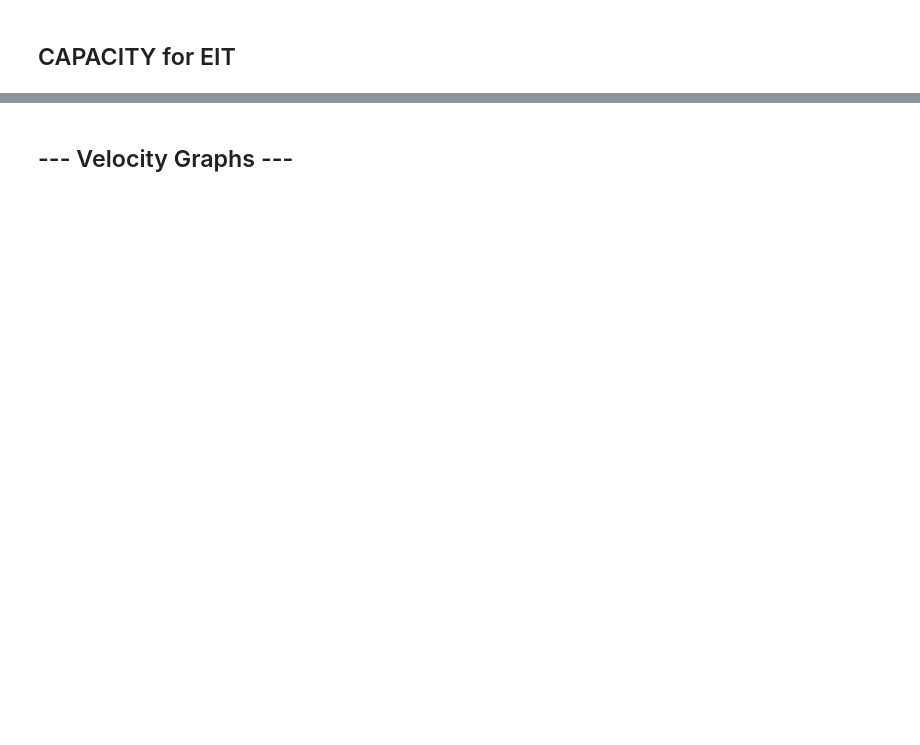
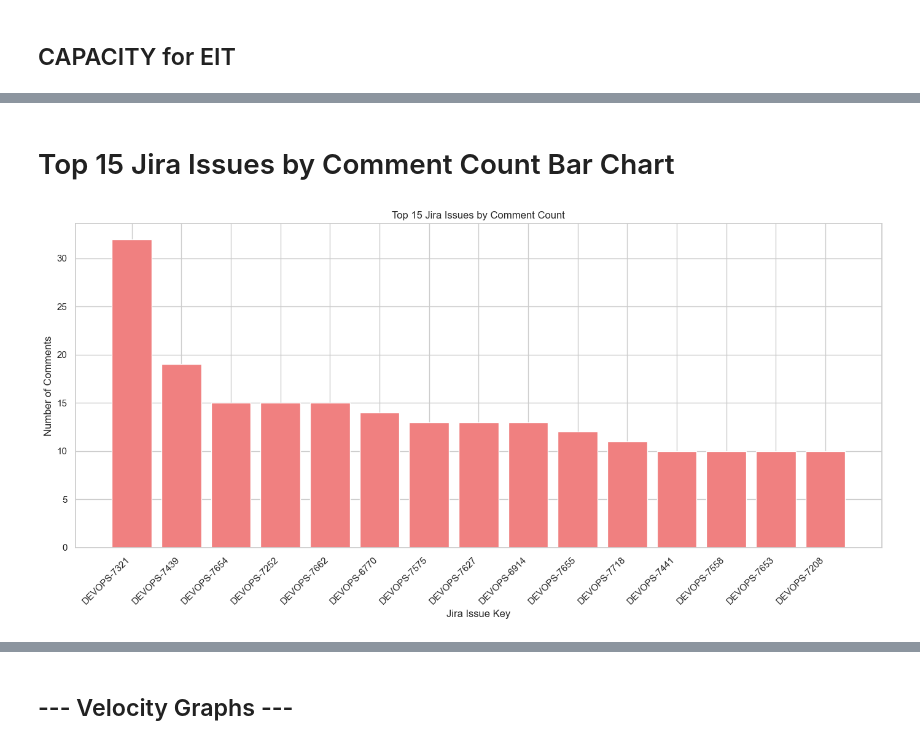
Before and after one commit to jorgeerodriguez/Jira, a Jupyter notebook: Jira.ipynb, the cells around one changed output, grey strips where cells are left out. Saved outputs shown, nothing was run; the diff lists cells and outputs as text; code cells hidden in the pictures; blank space fills up the shorter version.

```diff
--- a/Jira.ipynb
+++ b/Jira.ipynb
@@ -2028,0 +2054,23 @@ Issue DEVOPS-5780 - No comments found.
+# %% [markdown]
+# Top 15 Jira Issues by Comment Count Bar Chart
+# %%
+import matplotlib.pyplot as plt
+import pandas as pd
+
+# Assuming 'df' is your DataFrame with 'issue_key' column
+
+comments_per_issue = comments_df['issue_key'].value_counts().reset_index()
+comments_per_issue.columns = ['issue_key', 'comment_count']
+
+top_15_issues = comments_per_issue.head(15)
+
+plt.figure(figsize=(14, 7))
+plt.bar(top_15_issues['issue_key'], top_15_issues['comment_count'], color='lightcoral')
+plt.xlabel('Jira Issue Key')
+plt.ylabel('Number of Comments')
+plt.title('Top 15 Jira Issues by Comment Count')
+plt.xticks(rotation=45, ha='right')
+plt.tight_layout()
+plt.show() # Use plt.show() to display, or plt.savefig() to save
+# %% [output]
+[figure, added]
```
Also changed, not shown: parts of 41 cells of this notebook, 1 other file.
